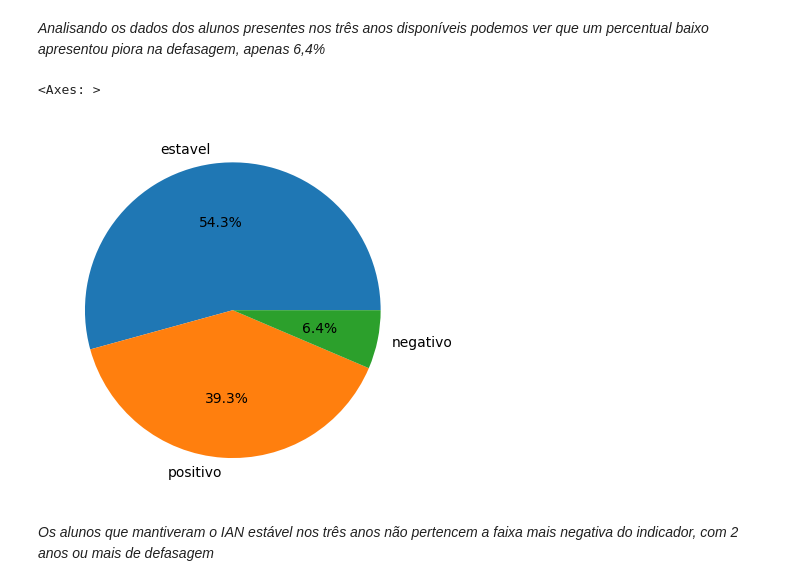
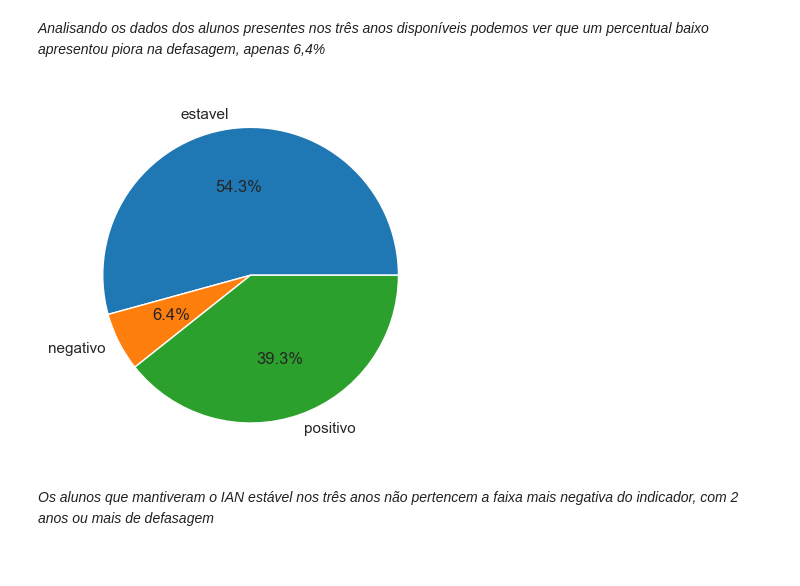
Before and after one commit to JacksonvBarbosa/datathon_fiap_postech, a Jupyter notebook: notebooks/eda_v1.ipynb, the cells around one changed output. Saved outputs shown, nothing was run; the diff lists cells and outputs as text; code cells hidden in the pictures.

```diff
--- a/notebooks/eda_v1.ipynb
+++ b/notebooks/eda_v1.ipynb
@@ -99,7 +99,7 @@ def normaliza_fase(fase):
 
     return fase[0]
 # %%
-df_pivot['fase_2024'] = df_pivot["fase_2024-01-01"].apply(normaliza_fase)
+df_pivot['fase_2024_normalizado'] = df_pivot["fase_2024-01-01"].apply(normaliza_fase)
 # valore NaN nessa coluna significam que o aluno não estava na base de 2024
 # %% [markdown]
 ### Removendo sufixo mes-dia das colunas pivotadas
@@ -205,10 +205,17 @@ df_todos_os_anos_ian.head()
 # %% [markdown]
 *Analisando os dados dos alunos presentes nos três anos disponíveis podemos ver que um percentual baixo apresentou piora na defasagem, apenas 6,4%*
 # %%
-df_todos_os_anos_ian['delta_ian'].value_counts().plot.pie(autopct="%1.1f%%")
+(df_todos_os_anos_ian['delta_ian']
+ .value_counts()
+ .sort_index()
+ .plot.pie(
+     autopct="%1.1f%%",
+     colors=["#1F77B4", "#FF7F0E", "#2ca02c"]
+ ))
+
+plt.show()
 # %% [output]
-<Axes: >
-[figure, old version]
+[figure, new version]
 # %%
 df_todos_os_anos_ian_estavel = df_todos_os_anos_ian.query(''' delta_ian == "estavel" ''')
 # %% [markdown]
```
Also changed, not shown: parts of 8 cells of this notebook.
